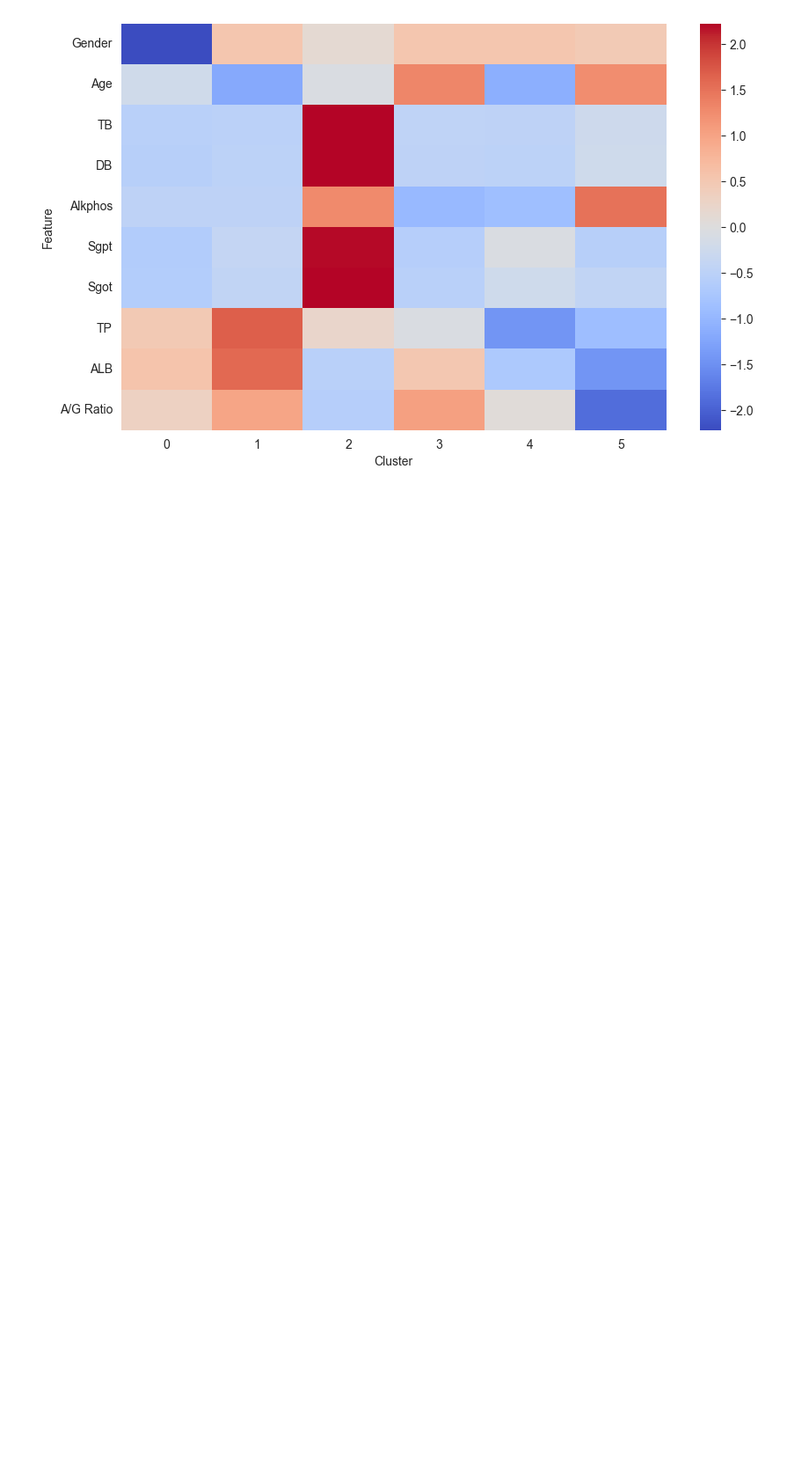
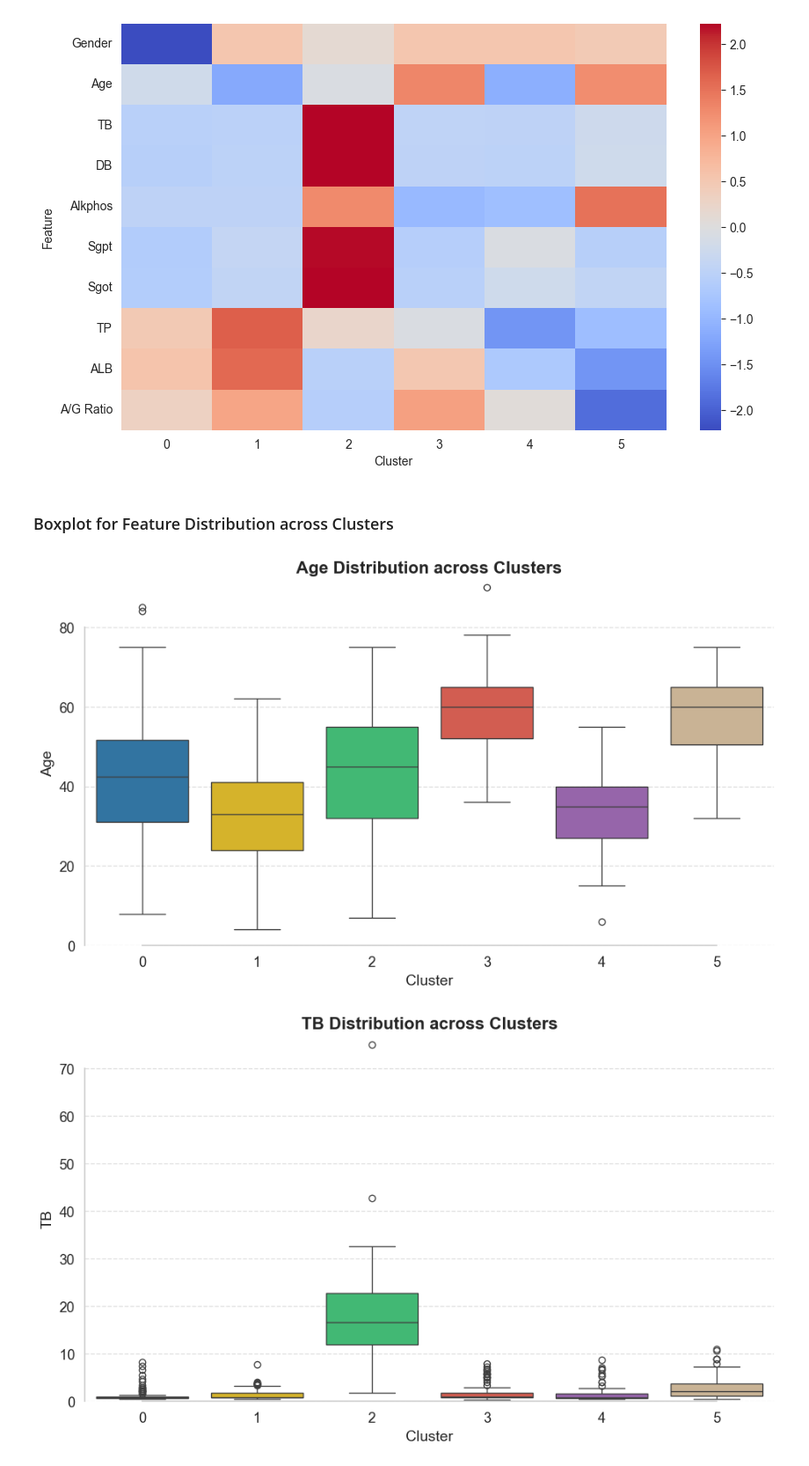
Before and after one commit to Filippo-Corti/ExplainableClustering, a Jupyter notebook: clusters_visualization.ipynb, the cells around one changed output. Shown at 88% size. Drawn from its saved outputs; the diff is of its cells as text; code cells hidden in the pictures; blank space fills up the shorter version.

Commit message:
added visualization for feature distribution across clusters

```diff
--- a/clusters_visualization.ipynb
+++ b/clusters_visualization.ipynb
@@ -198,3 +198,59 @@ plt.ylabel("Feature")
 plt.show()
 # %% [output]
 [figure]
+# %% [markdown]
+### Boxplot for Feature Distribution across Clusters
+# %%
+import matplotlib.pyplot as plt
+import seaborn as sns
+
+sns.set(style="whitegrid", palette="pastel", font_scale=1.2)
+
+numeric_features = ['Age', 'TB', 'DB', 'Alkphos', 'Sgpt', 'Sgot', 'TP', 'ALB', 'A/G Ratio']
+
+df_c_plot = df_c[numeric_features + ['Clusters_Spectral_k6']].copy()
+df_c_plot.rename(columns={'Clusters_Spectral_k6': 'Cluster'}, inplace=True)
+
+df_c_plot['Cluster'] = df_c_plot['Cluster'].astype(str)
+
+cluster_palette = {
+    '0': "#1f77b4",
+    '1': "#f1c40f",
+    '2': "#2ecc71",
+    '3': "#e74c3c",
+    '4': "#9b59b6",
+    '5': "#d2b48c"
+}
+
+cluster_order = ['0', '1', '2', '3', '4', '5']
+
+for feature in numeric_features:
+    plt.figure(figsize=(10, 6))
+
+    sns.boxplot(
+        data=df_c_plot,
+        x='Cluster',
+        y=feature,
+        hue='Cluster',
+        palette=cluster_palette,
+        order=cluster_order,
+        dodge=False,
+        legend=False
+    )
+
+    y_min = 0
+    y_max = df_c_plot[feature].max() + 2
+
+    plt.ylim(y_min, y_max)
+
+    plt.title(f"{feature} Distribution across Clusters", fontsize=16, weight='bold')
+    plt.ylabel(feature, fontsize=14)
+    plt.xlabel("Cluster", fontsize=14)
+
+    plt.grid(axis='y', linestyle='--', alpha=0.6)
+    sns.despine(trim=True)
+    plt.tight_layout()
+    plt.show()
+# %% [output]
+[figure, added]
+[figure, added]
```
Also changed, not shown: parts of 7 cells of this notebook.
